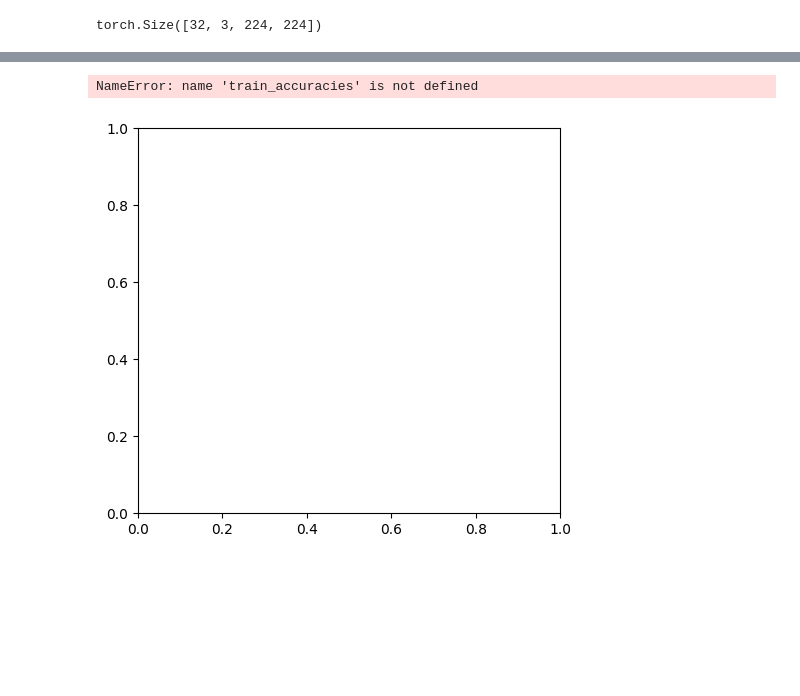
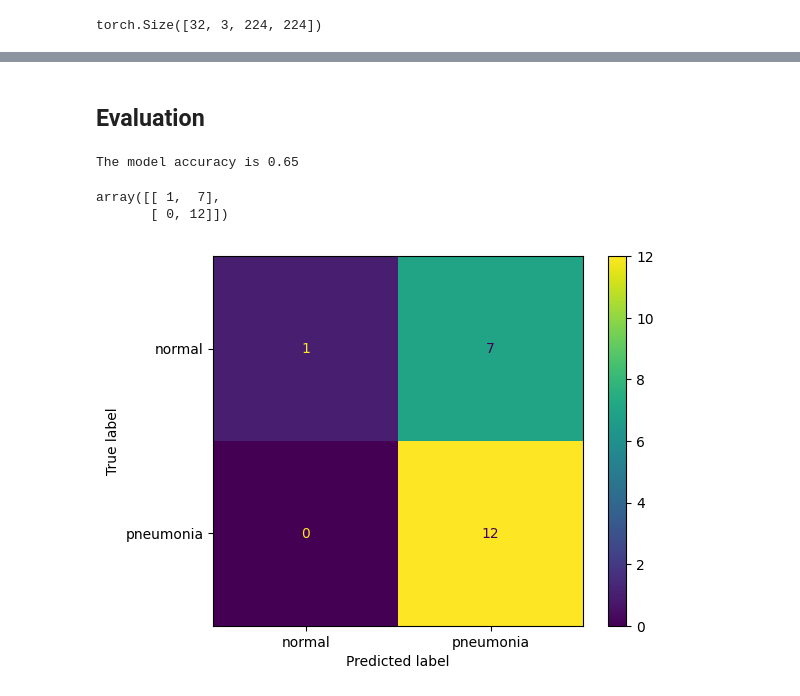
Before and after one commit to richardmukechiwa/Pnuemonia-Xray-ImageClassification, a Jupyter notebook: PnuemoniaClassification.ipynb, the cells around one changed output, grey strips where cells are left out. Saved outputs shown, nothing was run; the diff lists cells and outputs as text; code cells hidden in the pictures; blank space fills up the shorter version.

```diff
--- a/PnuemoniaClassification.ipynb
+++ b/PnuemoniaClassification.ipynb
@@ -408,6 +413,6 @@ def train_model(model, train_loader, val_loader, loss_fn, optimizer, num_epochs,
             print(f'{phase}_Loss: {epoch_loss:.4f} {phase}_Acc: {epoch_acc:.4f}')
 # %%
 #train the model, model must be sent to device/GPU
-num_epochs = 10
+num_epochs = 12
 train_model(model, train_loader , val_loader, loss_fn, optimizer, num_epochs, device = device )
 # %% [output]
@@ -447,14 +436,24 @@ NameError: name 'train_losses' is not defined
-# %%
-plt.figure(figsize=(12,5))
-
-plt.subplot(1 , 2, 1)
-plt.plot(train_accuracies, label = 'Training Accuracies')
-plt.plot(val_accuracies , label  =  'Validation Accuracies')
-plt.title("Loss over Epochs")
-plt.xlabel('Epochs')
-plt.ylabel('Loss')
-plt.legend
-plt.show()
-# %% [output]
-NameError: name 'train_accuracies' is not defined
-[figure, removed]
+# %% [markdown]
+## **Evaluation**
+# %%
+# using scikit learn metrics
+
+from sklearn.metrics import accuracy_score, classification_report,  confusion_matrix, ConfusionMatrixDisplay
+
+
+model.eval()
+y_true, y_pred  =[], []
+with torch.no_grad():
+    for images, labels in val_loader:
+        images, labels = images.to(device), labels.to(device)
+        outputs = model(images)
+        _, preds = torch.max(outputs,1)
+
+        y_true.extend(labels.cpu().numpy())
+        y_pred.extend(preds.cpu().numpy())
+
+        accuracy  = accuracy_score(y_true, y_pred)
+
+print(f'The model accuracy is', accuracy)
+# %% [output]
+The model accuracy is 0.65
@@ -460,0 +463,12 @@ NameError: name 'train_accuracies' is not defined
+# %%
+matrix = confusion_matrix(y_true, y_pred)
+matrix
+# %% [output]
+array([[ 1,  7],
+       [ 0, 12]])
+# %%
+disp = ConfusionMatrixDisplay(matrix, display_labels = ['normal', 'pneumonia'])
+disp.plot()
+plt.show()
+# %% [output]
+[figure, added]
```
Also changed, not shown: parts of 5 cells of this notebook.
